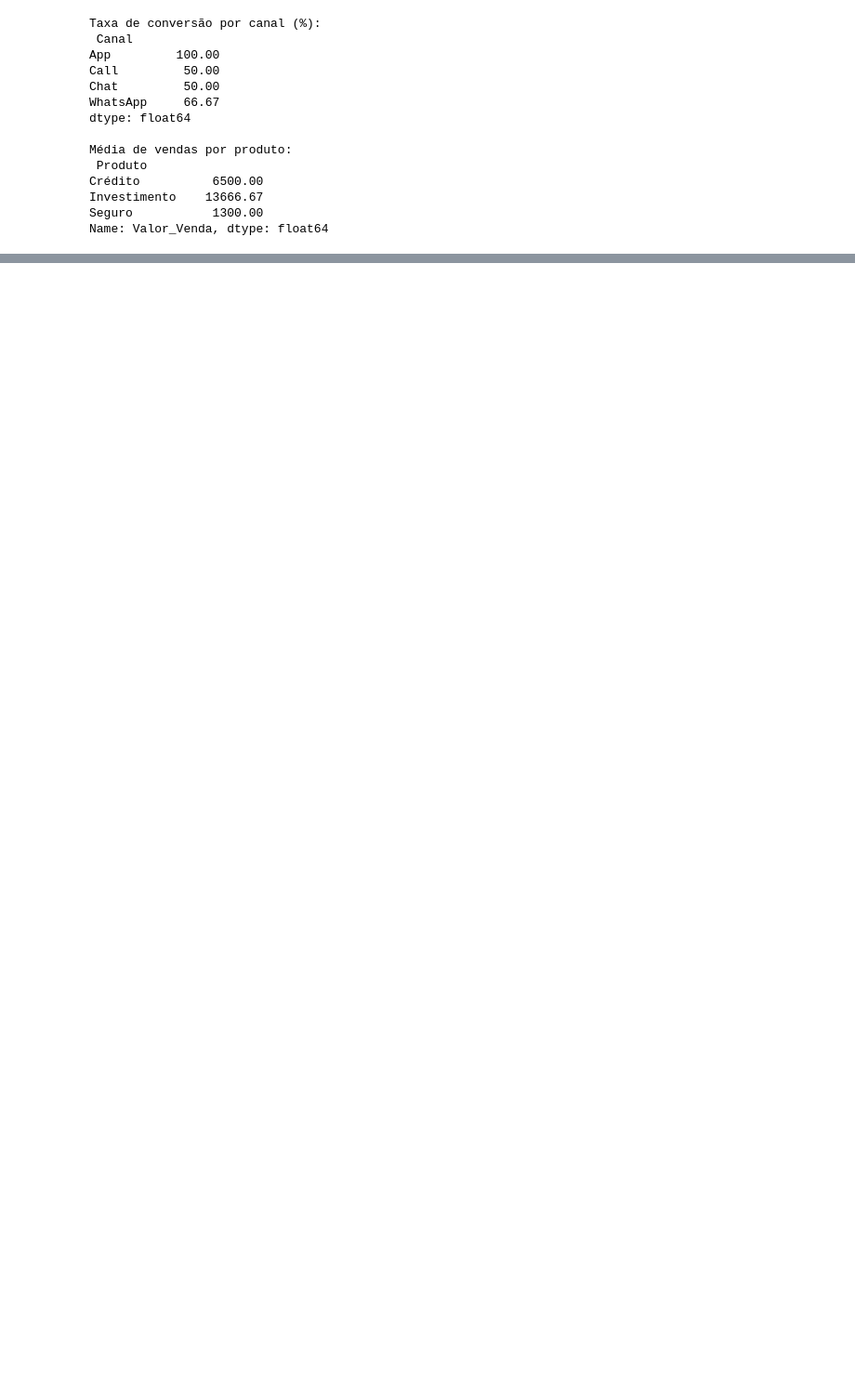
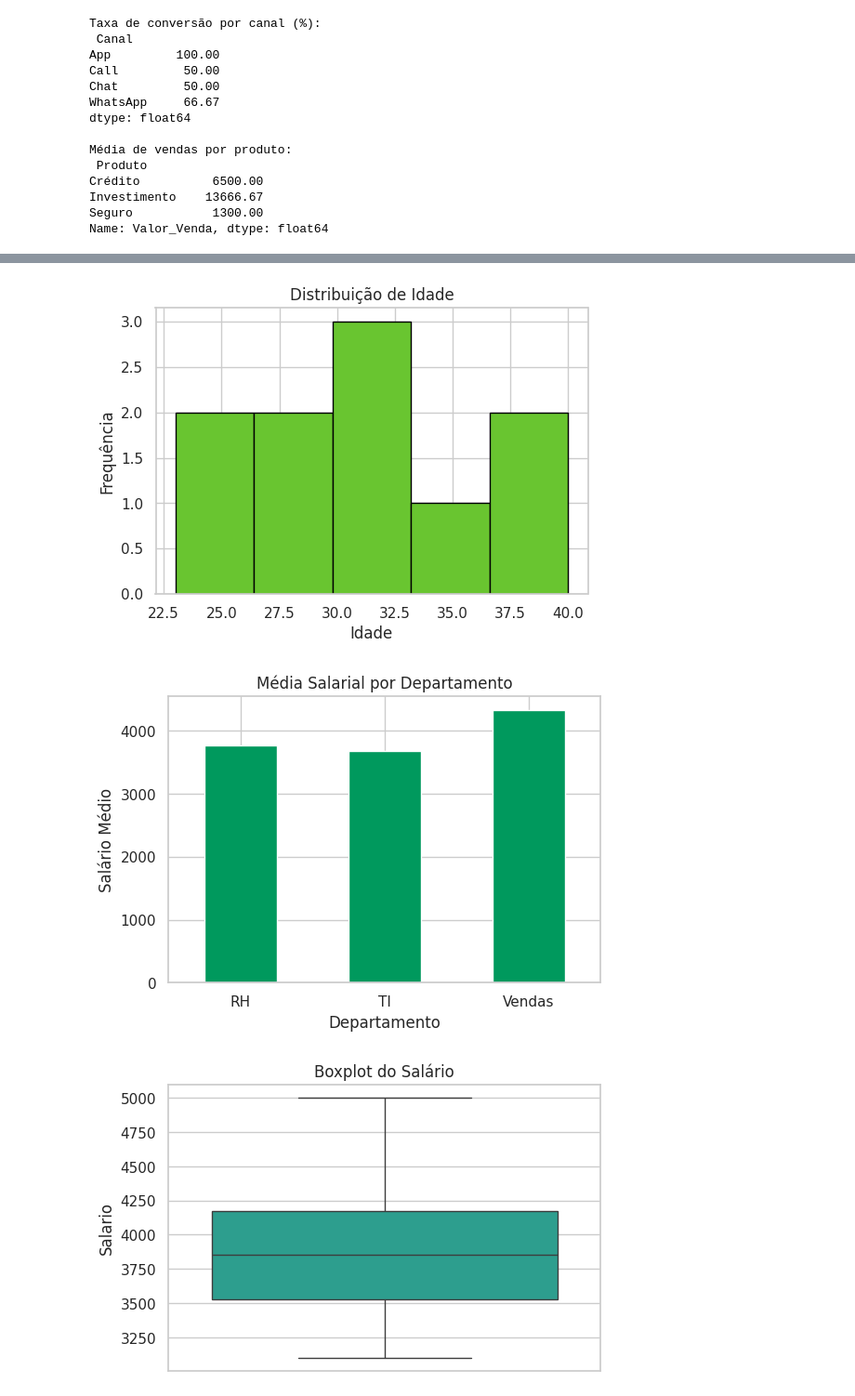
Before and after one commit to elimaraoliveira-svg/projeto-final-analytics, a Jupyter notebook: Untitled3.ipynb, the cells around one changed output, grey strips where cells are left out. Shown at 93% size. Cells and saved outputs as stored; diff of their text form; code cells hidden in the pictures; blank space fills up the shorter version.

```diff
--- a/Untitled3.ipynb
+++ b/Untitled3.ipynb
@@ -989,0 +1266,16 @@ Name: Valor_Venda, dtype: float64
+# %%
+# Searching for Sicoob color palette online...
+# Based on search results, typical Sicoob colors include shades of green and blue.
+
+# Define Sicoob color palette using hexadecimal codes
+sicoob_colors = {
+    "green_primary": "#00995D",  # Verde principal
+    "green_light": "#69C530",    # Verde claro
+    "teal": "#1AB19B",           # Verde azulado/Teal
+    "blue_dark": "#453F9E",      # Azul escuro
+    "yellow_green": "#B3DC18"    # Amarelo esverdeado
+}
+
+print("Sicoob Color Palette (Hex Codes):")
+for color_name, hex_code in sicoob_colors.items():
+    print(f"{color_name}: {hex_code}")
@@ -989,0 +1297,54 @@ Name: Valor_Venda, dtype: float64
+# %%
+# Instalando bibliotecas (caso necessário)
+!pip install pandas matplotlib seaborn
+
+import pandas as pd
+import matplotlib.pyplot as plt
+import seaborn as sns
+
+# -----------------------------
+# 1. Criando um DataFrame fictício
+# -----------------------------
+dados = {
+    "Idade": [23, 35, 31, 29, 40, 28, 33, 37, 30, 25],
+    "Salario": [3500, 4200, 3900, 3100, 5000, 3300, 4100, 4500, 3800, 3600],
+    "Departamento": ["Vendas", "RH", "TI", "TI", "Vendas", "RH", "TI", "Vendas", "RH", "TI"]
+}
+
+df = pd.DataFrame(dados)
+
+# -----------------------------
+# 2. Estatísticas descritivas
+# -----------------------------
+print("Resumo estatístico:\n", df.describe())
+print("\nMédia de idade:", df["Idade"].mean())
+print("Mediana do salário:", df["Salario"].median())
+print("Desvio padrão do salário:", df["Salario"].std())
+
+# -----------------------------
+# 3. Gráficos
+# -----------------------------
+
+# Histograma da Idade
+plt.figure(figsize=(6,4))
+plt.hist(df["Idade"], bins=5, color=sicoob_colors["green_light"], edgecolor="black")
+plt.title("Distribuição de Idade")
+plt.xlabel("Idade")
+plt.ylabel("Frequência")
+plt.show()
+
+# Gráfico de barras - média salarial por Departamento
+plt.figure(figsize=(6,4))
+media_salario = df.groupby("Departamento")["Salario"].mean()
+media_salario.plot(kind="bar", color=sicoob_colors["green_primary"])
+plt.title("Média Salarial por Departamento")
+plt.ylabel("Salário Médio")
+plt.xticks(rotation=0)
+plt.show()
+
+# Boxplot do Salário
+plt.figure(figsize=(6,4))
+sns.boxplot(y=df["Salario"], color=sicoob_colors["teal"])
+plt.title("Boxplot do Salário")
+plt.show()
+# %% [output]
@@ -989,0 +1368,3 @@ Name: Valor_Venda, dtype: float64
+[figure, added]
+[figure, added]
+[figure, added]
```
Also changed, not shown: parts of 34 cells of this notebook.
